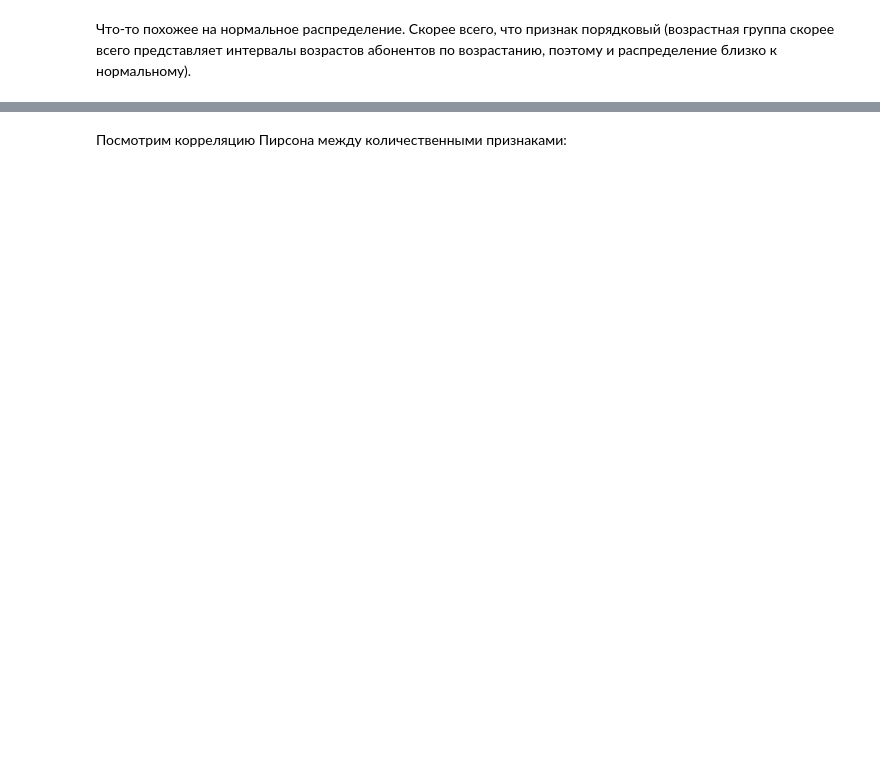
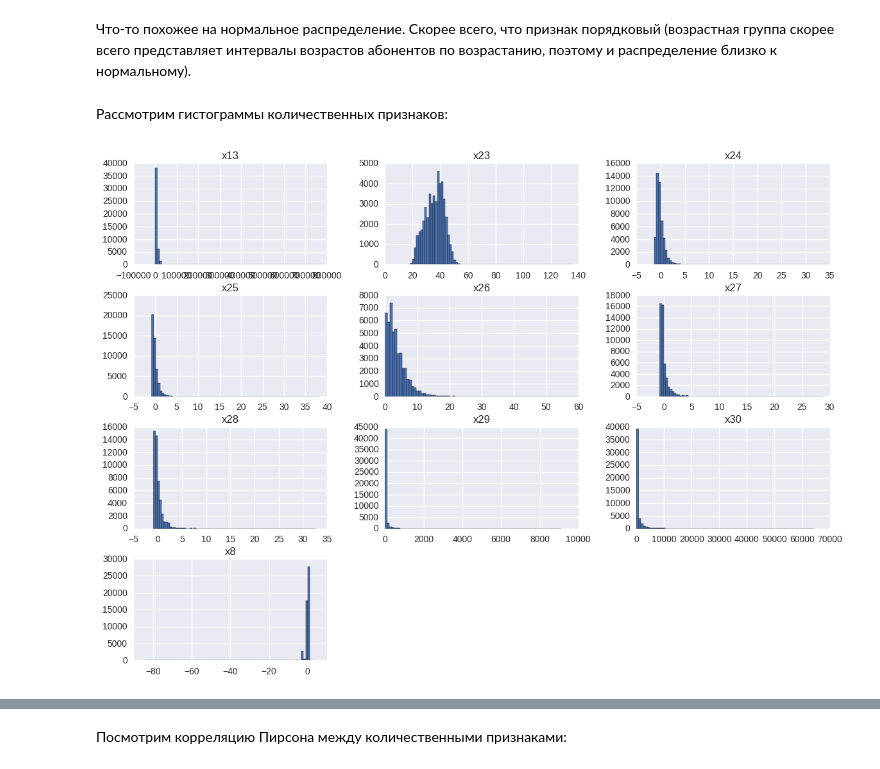
Before and after one commit to adima/hse, a Jupyter notebook: module2_ML/jupyter_notebooks/project_beeline/project_part1_Anvar_Kiekbaev.ipynb, the cells around one changed output, grey strips where cells are left out. Cells and saved outputs as stored; diff of their text form; code cells hidden in the pictures; blank space fills up the shorter version.

```diff
--- a/module2_ML/jupyter_notebooks/project_beeline/project_part1_Anvar_Kiekbaev.ipynb
+++ b/module2_ML/jupyter_notebooks/project_beeline/project_part1_Anvar_Kiekbaev.ipynb
@@ -200,2 +214,8 @@ Name: y, dtype: int64
 # %% [markdown]
 Что-то похожее на нормальное распределение. Скорее всего, что признак порядковый (возрастная группа скорее всего представляет интервалы возрастов абонентов по возрастанию, поэтому и распределение близко к нормальному).
+# %% [markdown]
+Рассмотрим гистограммы количественных признаков:
+# %%
+df[q_features[:10]].hist(figsize=(14,10), bins=80);
+# %% [output]
+[figure, added]
```
Also changed, not shown: parts of 31 cells of this notebook, 3 other files.
